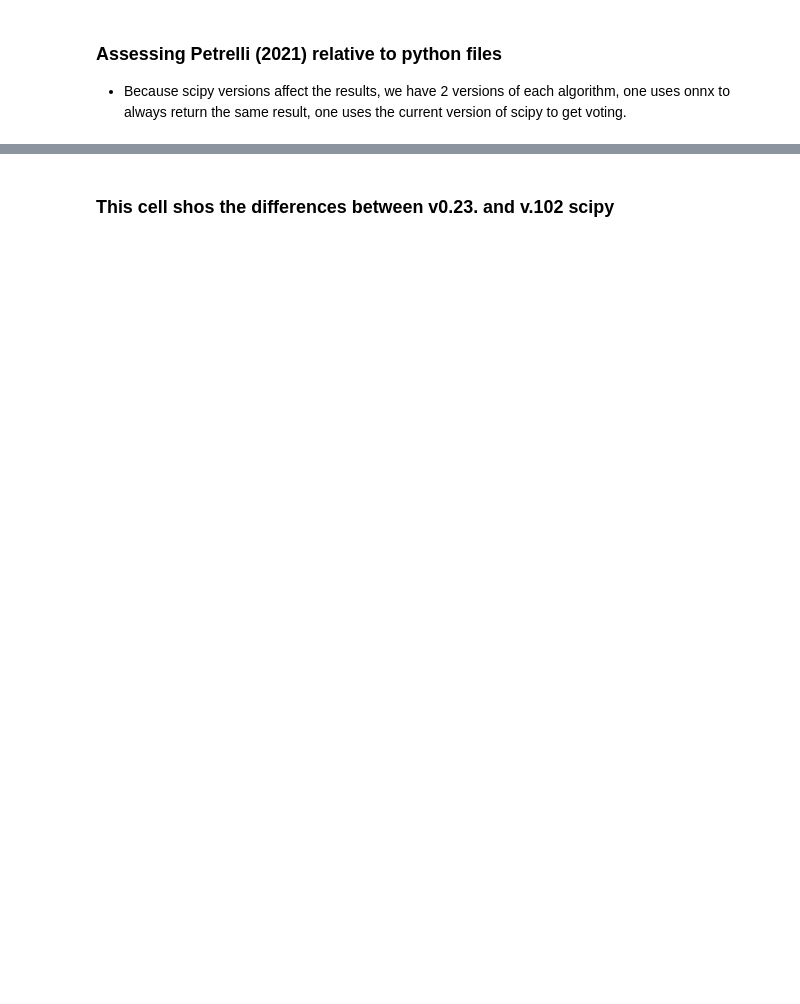
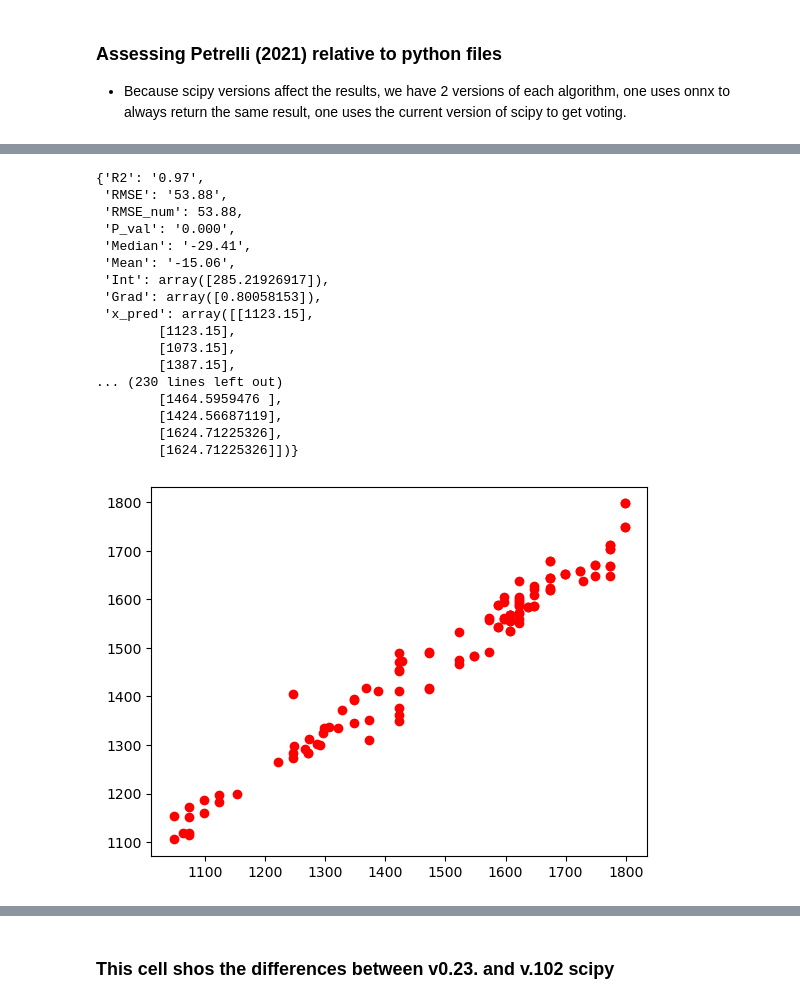
Before and after one commit to PennyWieser/Thermobar, a Jupyter notebook: Benchmarking/clinopyroxene/Final_Versions/Petrelli_Benchmark.ipynb, the cells around one changed output, grey strips where cells are left out. Drawn from its saved outputs; the diff is of its cells as text; code cells hidden in the pictures; blank space fills up the shorter version.

```diff
--- a/Benchmarking/clinopyroxene/Final_Versions/Petrelli_Benchmark.ipynb
+++ b/Benchmarking/clinopyroxene/Final_Versions/Petrelli_Benchmark.ipynb
@@ -17,3 +40,3 @@ Liq_test=out_test['Liqs']
 # %%
 T_py=pt.calculate_cpx_only_temp(cpx_comps=Cpx_test,
-                        equationT="T_Petrelli2020_Cpx_only_onnx")
+                        equationT="T_Petrelli2020_Cpx_only")
@@ -20,3 +50,25 @@ T_py=pt.calculate_cpx_only_temp(cpx_comps=Cpx_test,
+# %%
+plt.plot(my_input['T_K'], T_py, 'or')
+pt.calculate_R2(my_input['T_K'], T_py)
+# %% [output]
+{'R2': '0.97',
+ 'RMSE': '53.88',
+ 'RMSE_num': 53.88,
+ 'P_val': '0.000',
+ 'Median': '-29.41',
+ 'Mean': '-15.06',
+ 'Int': array([285.21926917]),
+ 'Grad': array([0.80058153]),
+ 'x_pred': array([[1123.15],
+        [1123.15],
+        [1073.15],
+        [1387.15],
+... (230 lines left out)
+        [1464.5959476 ],
+        [1424.56687119],
+        [1624.71225326],
+        [1624.71225326]])}
+[figure, added]
 # %%
 T_py=pt.calculate_cpx_only_press_temp(cpx_comps=Cpx_test,
                         equationT="T_Petrelli2020_Cpx_only_onnx",
```
Also changed, not shown: parts of 11 cells of this notebook, 5 other files.
